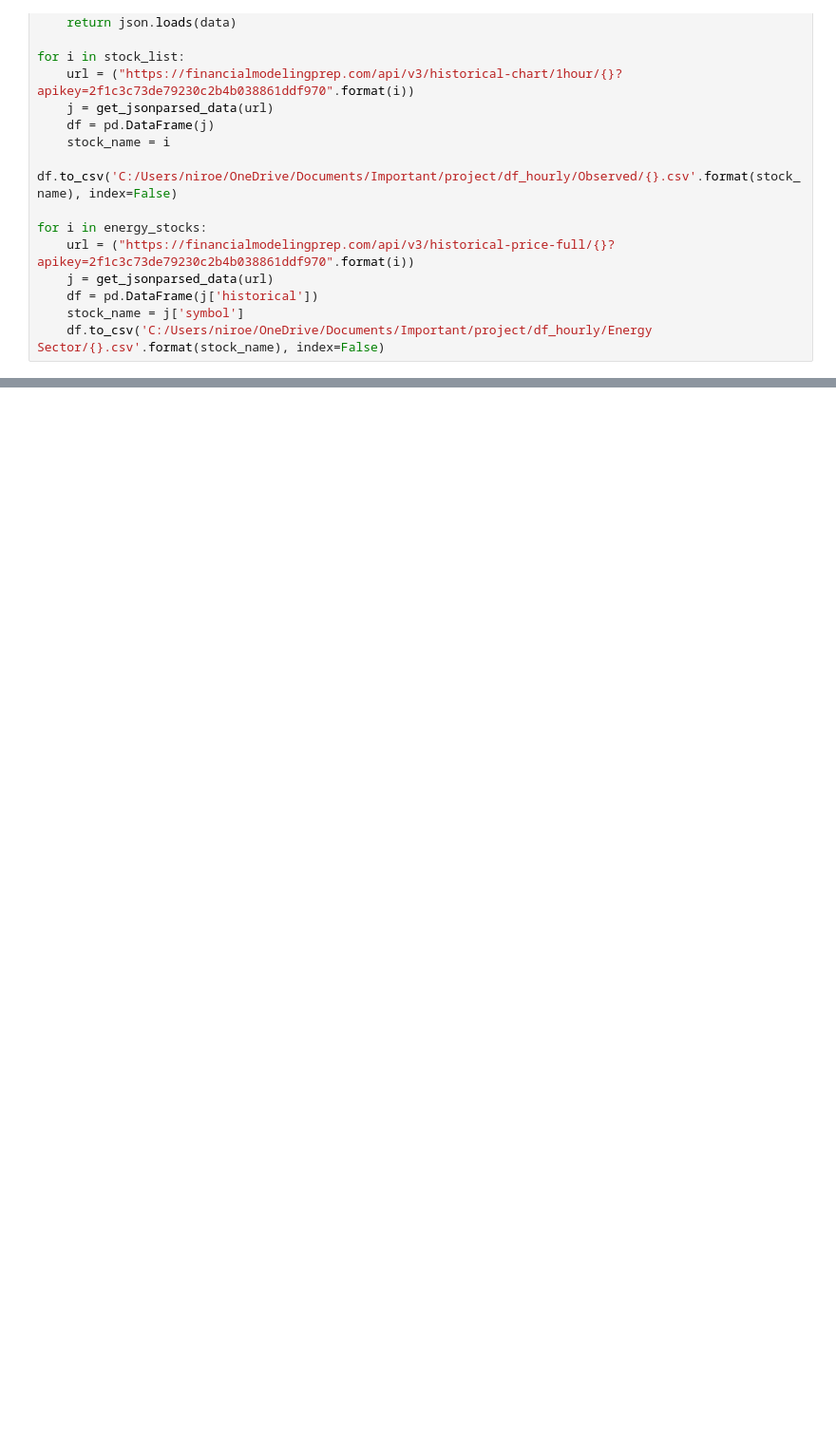
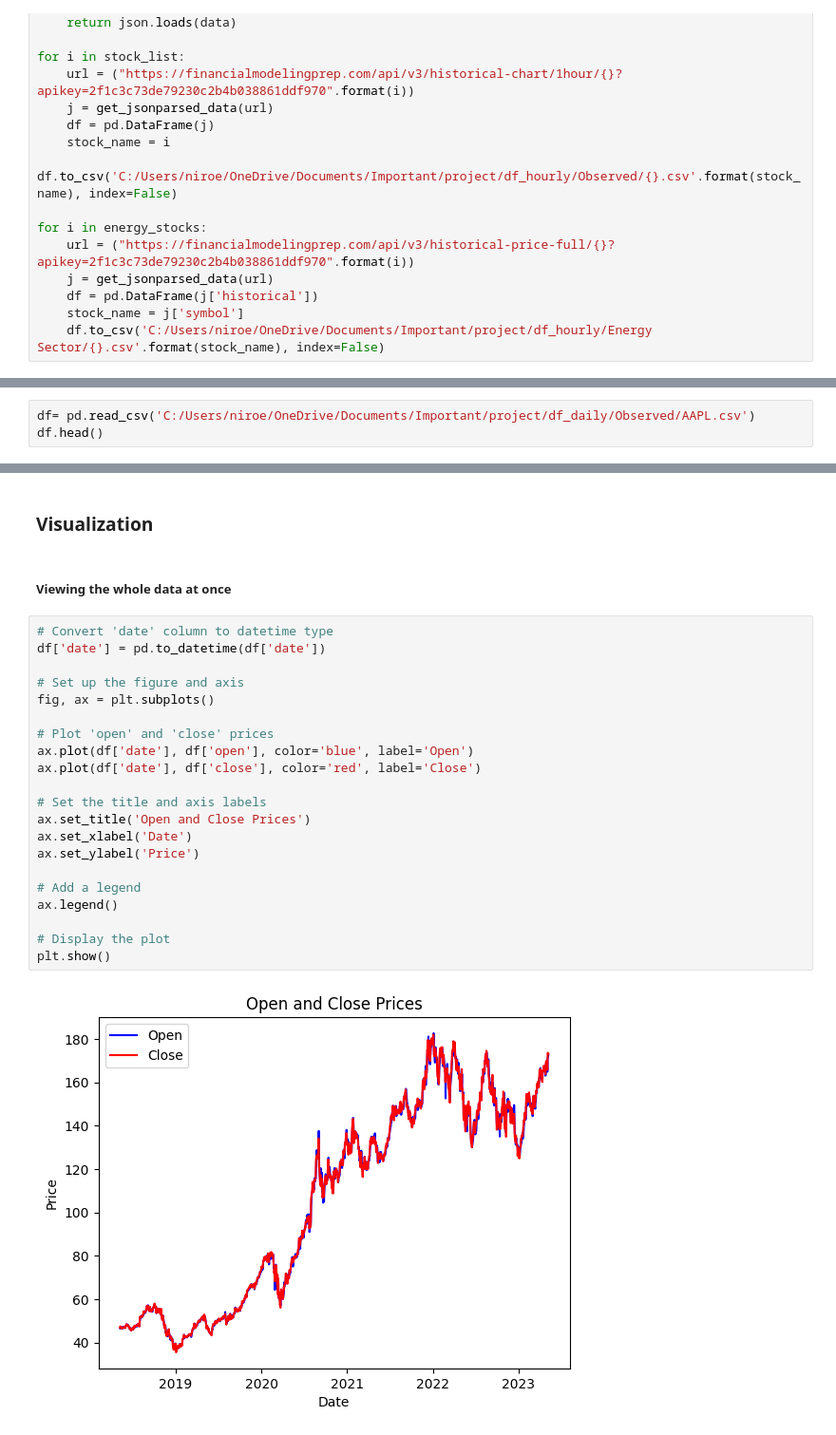
Before and after one commit to GiladShappir/High-Tech-for-science-project, a Jupyter notebook: code/creating the data.ipynb, the cells around one changed output, grey strips where cells are left out. Shown at 95% size. Saved outputs shown, nothing was run; the diff lists cells and outputs as text; blank space fills up the shorter version.

```diff
--- a/code/creating the data.ipynb
+++ b/code/creating the data.ipynb
@@ -90,0 +103,3 @@ for i in energy_stocks:
+# %%
+df= pd.read_csv('C:/Users/niroe/OneDrive/Documents/Important/project/df_daily/Observed/AAPL.csv')
+df.head()
@@ -90,0 +113,27 @@ for i in energy_stocks:
+# %% [markdown]
+### Visualization
+# %% [markdown]
+##### Viewing the whole data at once
+# %%
+# Convert 'date' column to datetime type
+df['date'] = pd.to_datetime(df['date'])
+
+# Set up the figure and axis
+fig, ax = plt.subplots()
+
+# Plot 'open' and 'close' prices
+ax.plot(df['date'], df['open'], color='blue', label='Open')
+ax.plot(df['date'], df['close'], color='red', label='Close')
+
+# Set the title and axis labels
+ax.set_title('Open and Close Prices')
+ax.set_xlabel('Date')
+ax.set_ylabel('Price')
+
+# Add a legend
+ax.legend()
+
+# Display the plot
+plt.show()
+# %% [output]
+[figure, added]
```
Also changed, not shown: parts of 18 cells of this notebook.
